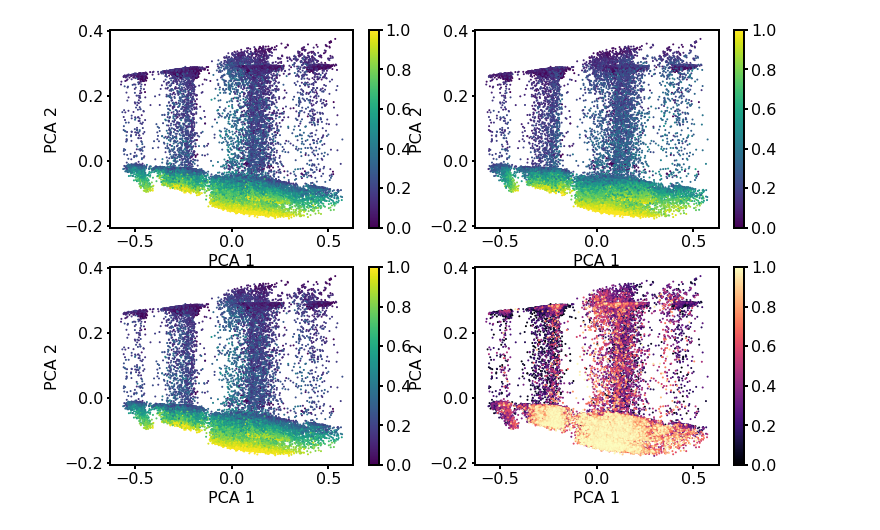
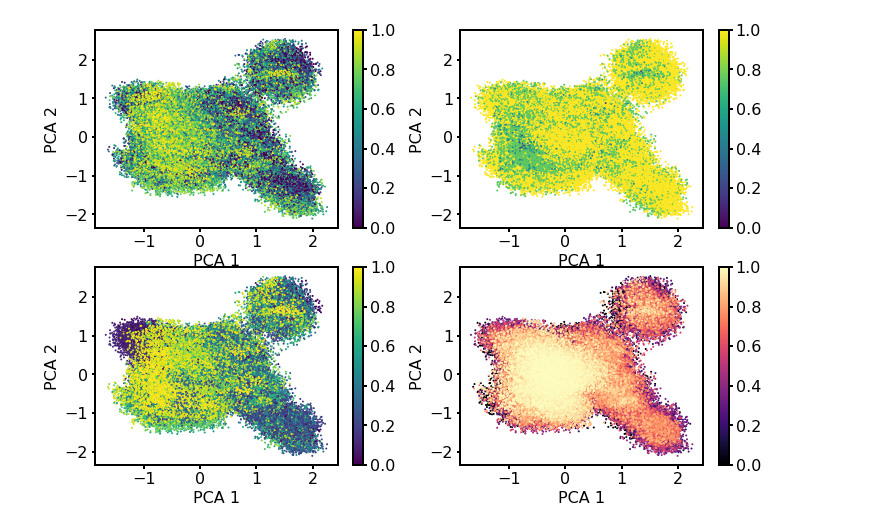
Before and after one commit to jsunn-y/ProtGraphR, a Jupyter notebook: analysis/visualization.ipynb, the cells around one changed output. Saved outputs shown, nothing was run; the diff lists cells and outputs as text; code cells hidden in the pictures.

Commit message:
downstream tests and new embeddings

```diff
--- a/analysis/visualization.ipynb
+++ b/analysis/visualization.ipynb
@@ -128,12 +74,3 @@ array([0.15036124, 0.14064235])
 # plt.plot(transformed[:len(embeddings),0], transformed[:len(embeddings),1], '.')
 # plt.plot(transformed[len(embeddings),0], transformed[len(embeddings)
 # ,1], 'o', markersize = 4)
-# %%
-MSAdf = MSAdf.sort_values('wthamming', ascending=False)
-fig, ax = plt.subplots(figsize=(12,8))
-im = ax.scatter(data=MSAdf, x='PCA 1', y='PCA 2', s=1, c='wthamming', cmap='viridis')
-fig.colorbar(im)
-plt.plot(transformed[:len(embeddings),0], transformed[:len(embeddings),1], 'k.')
-plt.plot(transformed[len(embeddings),0], transformed[len(embeddings),1], 'ro', markersize = 4)
-#cbar = fig.colorbar(mpl.cm.ScalarMappable(cmap='viridis'), ax=ax)
-#plt.savefig('figures/{}.jpg'.format(file_name), dpi = 500)
@@ -143,12 +76,0 @@ plt.plot(transformed[len(embeddings),0], transformed[len(embeddings),1], 'ro', m
-# %%
-#zoomed in graph
-MSAdf = MSAdf.sort_values('wthamming', ascending=False)
-fig, ax = plt.subplots(figsize=(12,8))
-im = ax.scatter(data=MSAdf, x='PCA 1', y='PCA 2', s=10, c='wthamming', cmap='viridis')
-fig.colorbar(im)
-plt.plot(transformed[:len(embeddings),0], transformed[:len(embeddings),1], 'k.')
-plt.plot(transformed[len(embeddings),0], transformed[len(embeddings),1], 'ro', markersize = 10)
-plt.xlim(-0.5, 0.5)
-plt.ylim(0, 1)
-#cbar = fig.colorbar(mpl.cm.ScalarMappable(cmap='viridis'), ax=ax)
-plt.savefig('figures/{}2.jpg'.format(file_name), dpi = 500)
@@ -170,9 +90,11 @@ plt.savefig('figures/{}2.jpg'.format(file_name), dpi = 500)
 pca = PCA(n_components=2)
 transformed = pca.fit_transform(embeddings)
 print(pca.explained_variance_ratio_)
-dataset.data[['PCA 1', 'PCA 2']] = transformed
+fitnessdf[['PCA 1', 'PCA 2']] = transformed
 
 #plot the high fitness values last
-dataset.data['rank_fitness'] = dataset.data['log_fitness'].rank()
-dataset.data = dataset.data.sort_values('rank_fitness')#'Fitness'
+fitnessdf["Triad-FixedBb-dG"] = fitnessdf["Triad-FixedBb-dG"].rank()
+fitnessdf['EvMutation'] = fitnessdf['EvMutation'].rank()
+fitnessdf['rank_fitness'] = fitnessdf['fit'].rank()
+fitnessdf = fitnessdf.sort_values('rank_fitness')#'Fitness'
 # %% [output]
@@ -186,21 +118,21 @@ array([0.10895162, 0.09303148])
 # %%
 fig, axs = plt.subplots(nrows=2, ncols=2, figsize=(12,8))
 
-for i, attribute in enumerate(["EVMutation", "ESM_ensemble", "EVMutation", 'rank_fitness']):
+for i, attribute in enumerate(["EvMutation", "num_muts", "Triad-FixedBb-dG", 'rank_fitness']):
 #for i, attribute in enumerate(['Triad-FixedBb-dG', 'EvMutation', 'esm_msa1_t12_100M_UR50S-Naive-ColumnUnmasked', 'Fitness']):
     ax = axs.reshape(-1)[i]
     if i == 3:
         color = 'magma'
     else:
         color = 'viridis'
 
     #ax.scatter(x=transformed[:,0], y=transformed[:,1])
-    ax.scatter(data=dataset.data, x='PCA 1', y='PCA 2', s=1, c=attribute, cmap=color)
+    ax.scatter(data=fitnessdf, x='PCA 1', y='PCA 2', s=1, c=attribute, cmap=color)
     cbar = fig.colorbar(mpl.cm.ScalarMappable(cmap=color), ax=ax)
     ax.set_xlabel('PCA 1')
     ax.set_ylabel('PCA 2')
     #cbar.set_label(attribute, rotation=270)
 
-#plt.savefig('figures/{}.jpg'.format(file_name), dpi = 500)
+plt.savefig('figures/{}.jpg'.format(file_name), dpi = 500)
 # %% [output]
-[figure, old version]
+[figure, new version]
```
Also changed, not shown: parts of 15 cells of this notebook, 53 other files.
